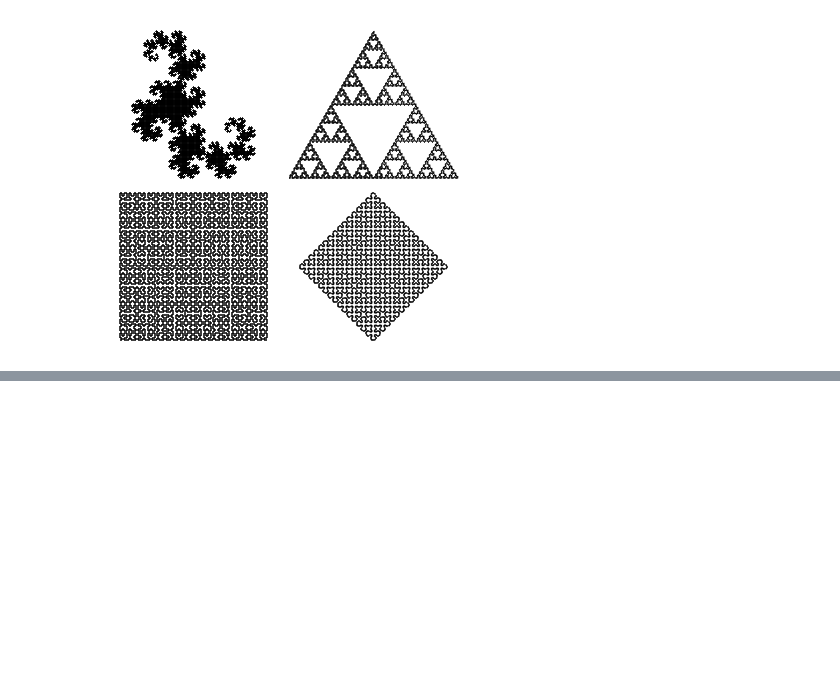
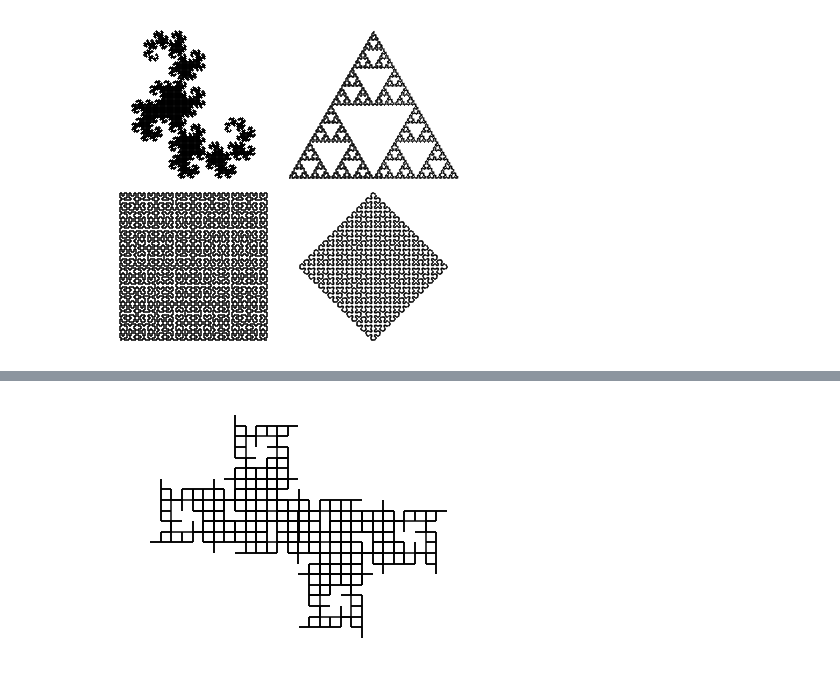
Before and after one commit to samuelzq/python_math, a Jupyter notebook: ch11/chp11.ipynb, the cells around one changed output, grey strips where cells are left out. Cells and saved outputs as stored; diff of their text form; code cells hidden in the pictures; blank space fills up the shorter version.

```diff
--- a/ch11/chp11.ipynb
+++ b/ch11/chp11.ipynb
@@ -765,0 +798,17 @@ pl.show()
+# %%
+# Quadratic-Snowflake
+
+quadratic_snowflake_rule = {
+    "S":"F--F",
+    "F":"F-F+F++F-F",
+    "direct":90,
+    "angle" : 90,
+    "iter" : 4,
+    "title":"q-snowflake"
+}
+
+q_snowflake =  L_System(quadratic_snowflake_rule)
+fig = plt.figure(figsize=(7, 4.5))
+q_snowflake.draw_lines(plt.gca())
+# %% [output]
+[figure, added]
```
Also changed, not shown: parts of 13 cells of this notebook, 5 other files.
